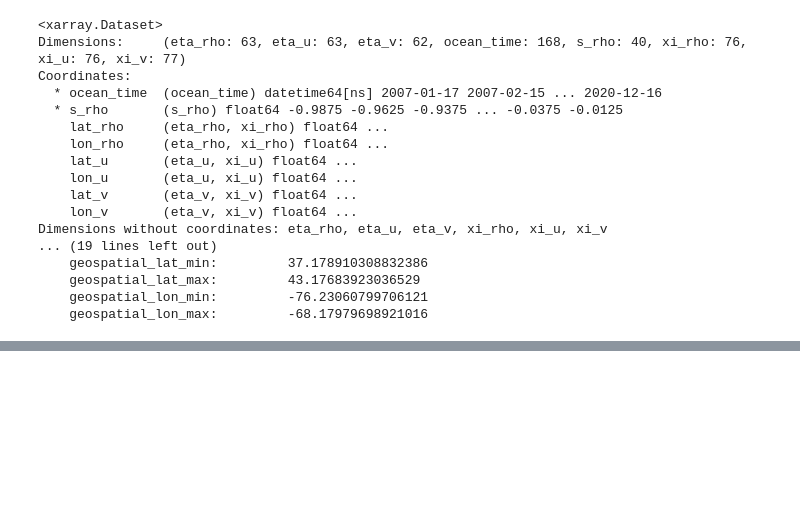
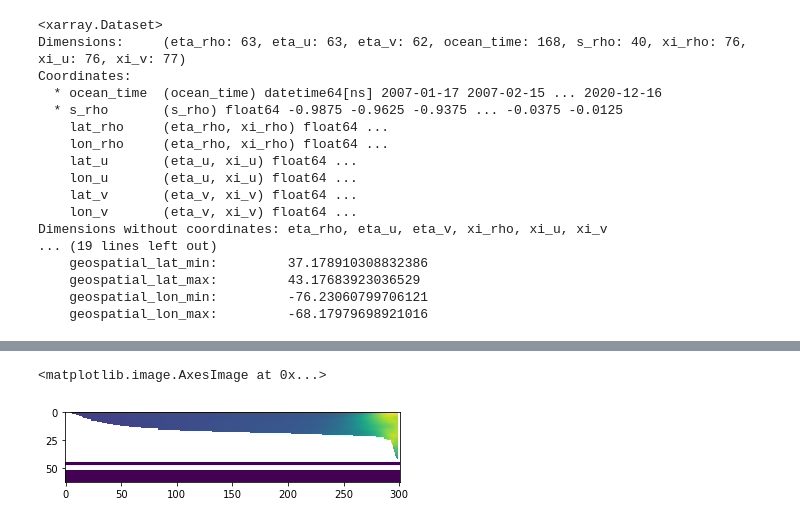
Before and after one commit to lagruenburg/ClimateVelocity_Vertical, a Jupyter notebook: Convert_depth_coord.ipynb, the cells around one changed output, grey strips where cells are left out. Saved outputs shown, nothing was run; the diff lists cells and outputs as text; code cells hidden in the pictures; blank space fills up the shorter version.

```diff
--- a/Convert_depth_coord.ipynb
+++ b/Convert_depth_coord.ipynb
@@ -101,0 +211,5 @@ roms.to_netcdf('roms_converted.nc')
+# %%
+plt.imshow(roms.temp_10m[35,:,:,0])
+# %% [output]
+<matplotlib.image.AxesImage at 0x...>
+[figure, added]
```
Also changed, not shown: parts of 94 cells of this notebook, 3 other files.
